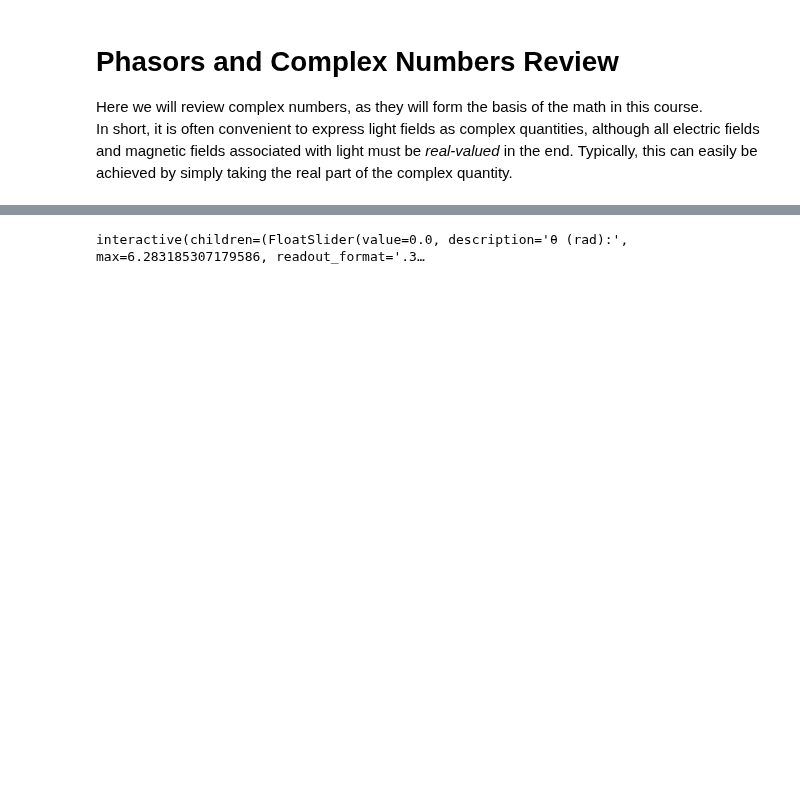
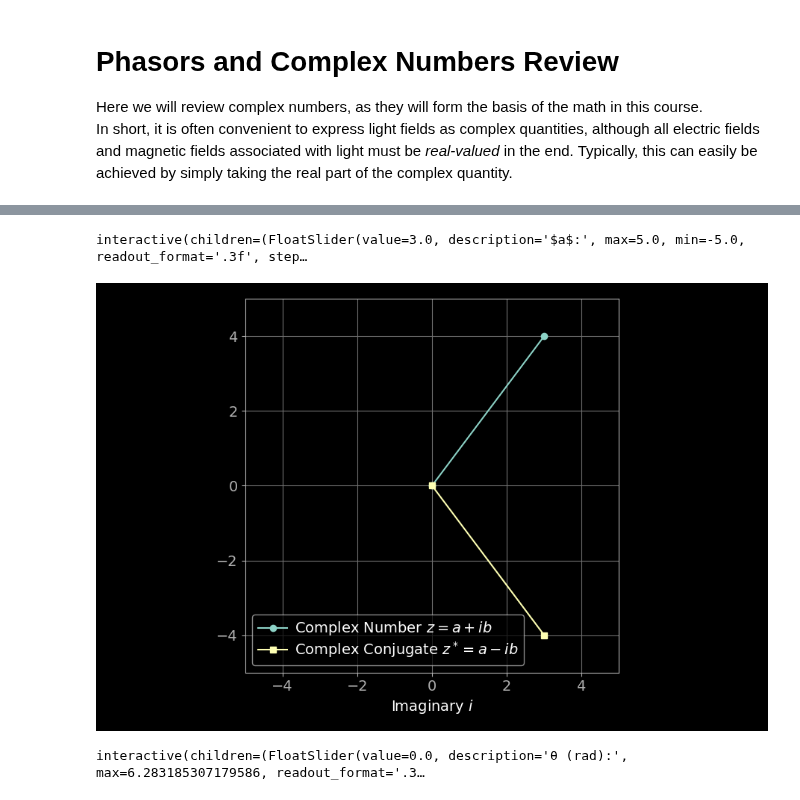
Before and after one commit to ccahilla/lasers-and-optomechanics, a Jupyter notebook: chapters/00_introduction.ipynb, the cells around one changed output, grey strips where cells are left out. Drawn from its saved outputs; the diff is of its cells as text; code cells hidden in the pictures; blank space fills up the shorter version.

Commit message:
More complex number review

```diff
--- a/chapters/00_introduction.ipynb
+++ b/chapters/00_introduction.ipynb
@@ -105 +120,80 @@ $$a = \Re(z), \quad b = \Im(z)$$
+# %%
+#| label: fig:three_d_wave
+#| "tags": [ "hide-input",]
+fig = plt.figure()
+ax = fig.add_subplot()
+
+aa = 3.0
+bb = 4.0
+
+line1, = ax.plot([0, aa], [0, bb], 'o-', label="Complex Number $z = a + i b$")
+line2, = ax.plot([0, aa], [0, -bb], 's-', label="Complex Conjugate $z^* = a - i b$")
+
+ax.set_xlabel("Real")
+ax.set_xlabel("Imaginary $i$")
+ax.set_xlim([-5, 5])
+ax.set_ylim([-5, 5])
+ax.grid()
+
+ax.legend(loc="lower left")
+ax.set_aspect('equal')
+plt.tight_layout()
+
+def update_complex_number(
+    aa_slider_value=aa,
+    bb_slider_value=bb,
+):
+    """
+    Create waves plot with synchronized cosine and sine displays.
+    """
+    aa = aa_slider_value
+    bb = bb_slider_value
+
+    # Calculate sine
+    newx1 = [0, aa]
+    newy1 = [0, bb]
+    newx2 = [0, aa]
+    newy2 = [0, -bb]
+
+    line1.set_xdata(newx1)
+    line1.set_ydata(newy1)
+    line2.set_xdata(newx2)
+    line2.set_ydata(newy2)
+
+    fig.canvas.draw_idle()
+    return
+
+# Create interactive widget
+aa_slider = FloatSlider(
+    value=aa,
+    min=-5,
+    max=5,
+    step=0.01,
+    description="$a$:",
+    continuous_update=True,  # Only update on release for better performance
+    orientation='horizontal',
+    readout=True,
+    readout_format='.3f',
+)
+bb_slider = FloatSlider(
+    value=bb,
+    min=-5,
+    max=5,
+    step=0.01,
+    description="$b$:",
+    continuous_update=True,  # Only update on release for better performance
+    orientation='horizontal',
+    readout=True,
+    readout_format='.3f',
+)
+
+interact(
+    update_complex_number,
+    aa_slider_value=aa_slider,
+    bb_slider_value=bb_slider,
+)
+plt.show()
+# %% [output]
+interactive(children=(FloatSlider(value=3.0, description='$a$:', max=5.0, min=-5.0, readout_format='.3f', step…
+[figure, added]
 # %%
```
Also changed, not shown: parts of 3 cells of this notebook.
